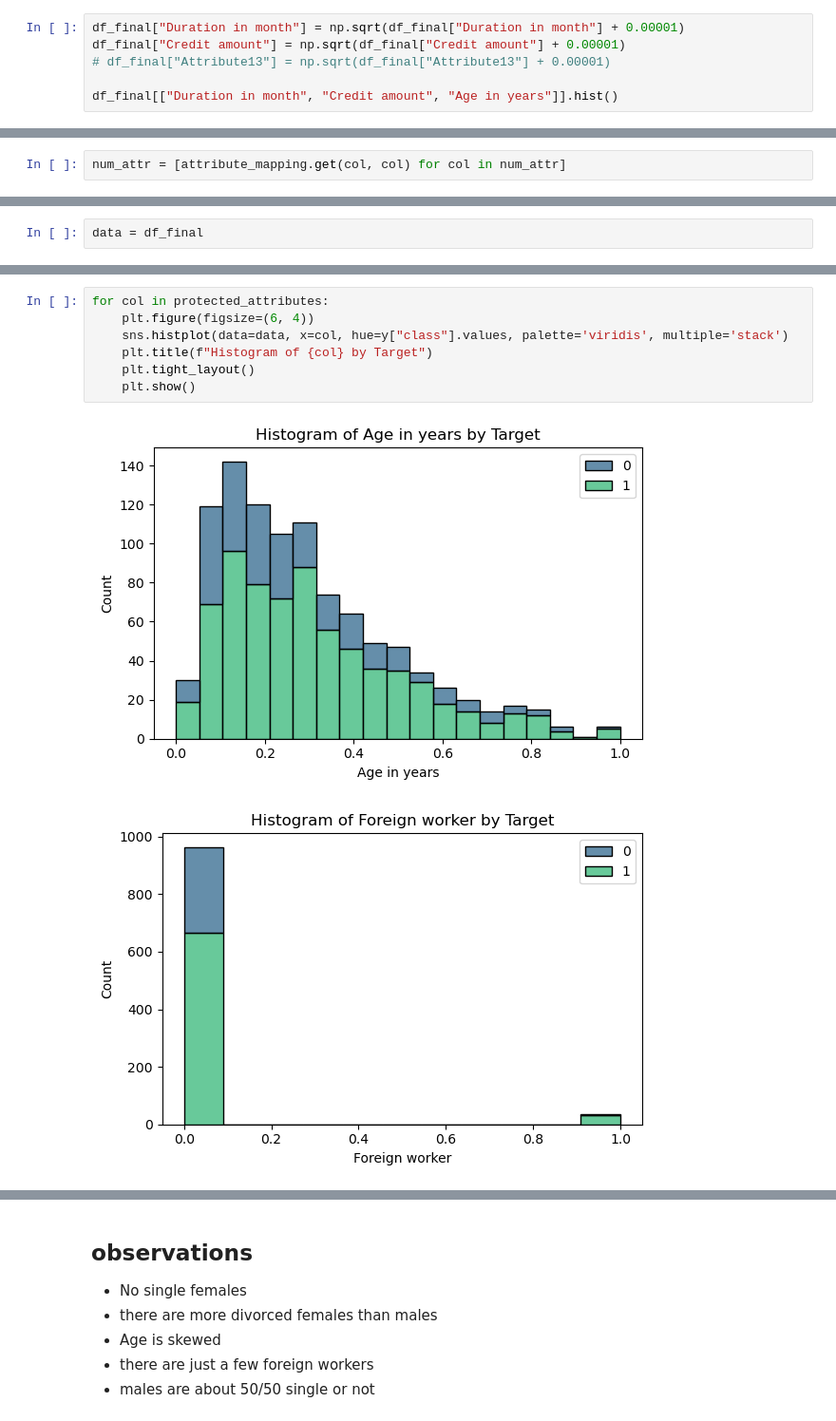
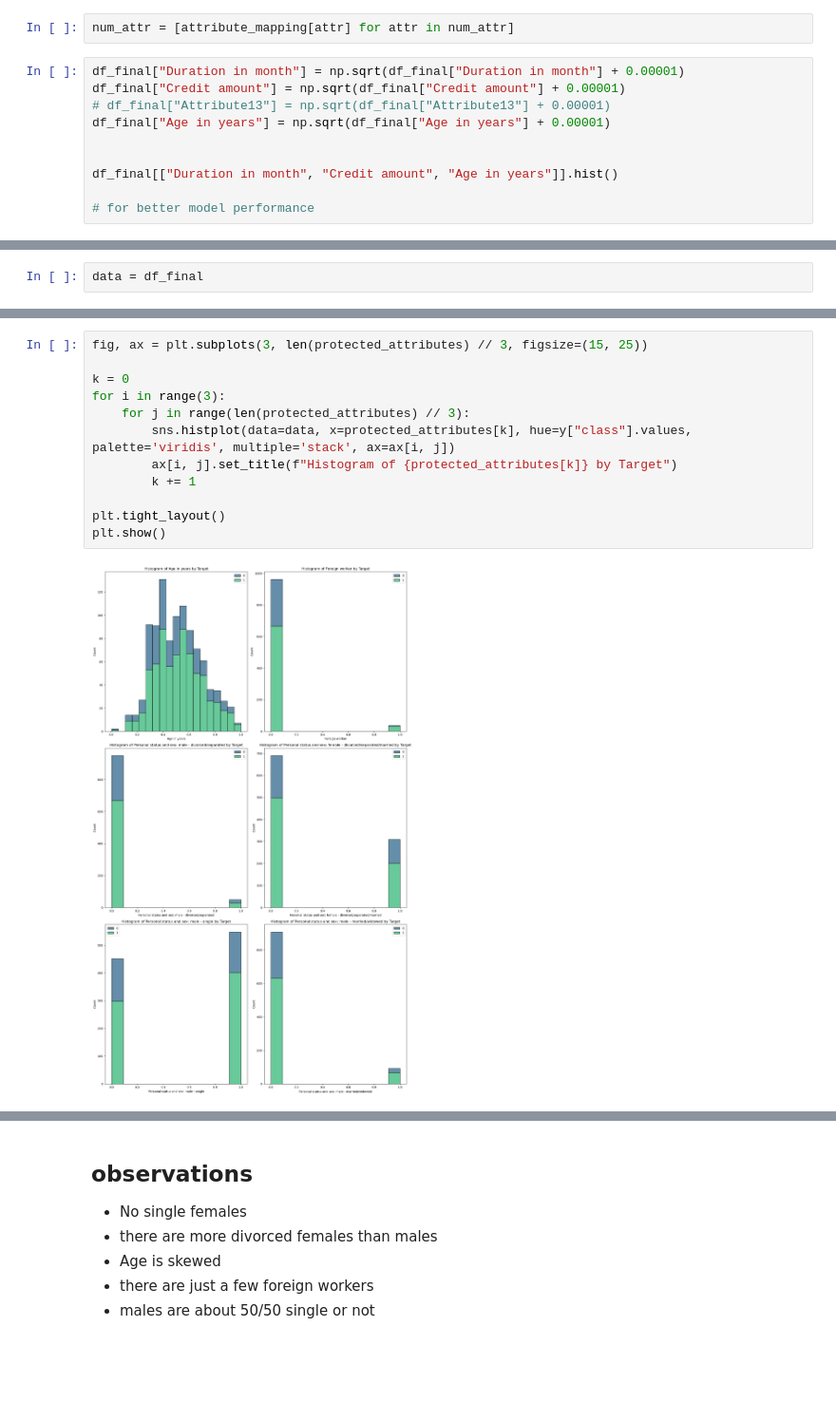
Before and after one commit to WiiLife/XAI_project, a Jupyter notebook: XAI_final_project.ipynb, the cells around one changed output, grey strips where cells are left out. Shown at 95% size. Cells and saved outputs as stored; diff of their text form; blank space fills up the shorter version.

Commit message:
changed little things and added grid search for fair models

```diff
--- a/XAI_final_project.ipynb
+++ b/XAI_final_project.ipynb
@@ -176,12 +176,18 @@ attribute_mapping = {
 }
 
 df_final.rename(columns=attribute_mapping, inplace=True)
+# %%
+num_attr = [attribute_mapping[attr] for attr in num_attr]
 # %%
 df_final["Duration in month"] = np.sqrt(df_final["Duration in month"] + 0.00001)
 df_final["Credit amount"] = np.sqrt(df_final["Credit amount"] + 0.00001)
 # df_final["Attribute13"] = np.sqrt(df_final["Attribute13"] + 0.00001)
+df_final["Age in years"] = np.sqrt(df_final["Age in years"] + 0.00001)
+
 
 df_final[["Duration in month", "Credit amount", "Age in years"]].hist()
+
+# for better model performance
 # %% [output]
 array([[<Axes: title={'center': 'Duration in month'}>,
         <Axes: title={'center': 'Credit amount'}>],
@@ -210,5 +216,3 @@ plt.title("target class distribution")
 # %% [output]
 Text(0.5, 1.0, 'target class distribution')
 [figure]
-# %%
-num_attr = [attribute_mapping.get(col, col) for col in num_attr]
@@ -257,10 +263,14 @@ protected_attributes = ["Age in years", "Foreign worker", "Personal status and s
 # %%
-for col in protected_attributes:
-    plt.figure(figsize=(6, 4))
-    sns.histplot(data=data, x=col, hue=y["class"].values, palette='viridis', multiple='stack')
-    plt.title(f"Histogram of {col} by Target")
-    plt.tight_layout()
-    plt.show()
+fig, ax = plt.subplots(3, len(protected_attributes) // 3, figsize=(15, 25))
+
+k = 0
+for i in range(3):
+    for j in range(len(protected_attributes) // 3):
+        sns.histplot(data=data, x=protected_attributes[k], hue=y["class"].values, palette='viridis', multiple='stack', ax=ax[i, j])
+        ax[i, j].set_title(f"Histogram of {protected_attributes[k]} by Target")
+        k += 1
+
+plt.tight_layout()
+plt.show()
 # %% [output]
-[figure, old version]
+[figure, new version]
-[figure, removed]
```
Also changed, not shown: parts of 39 cells of this notebook.
